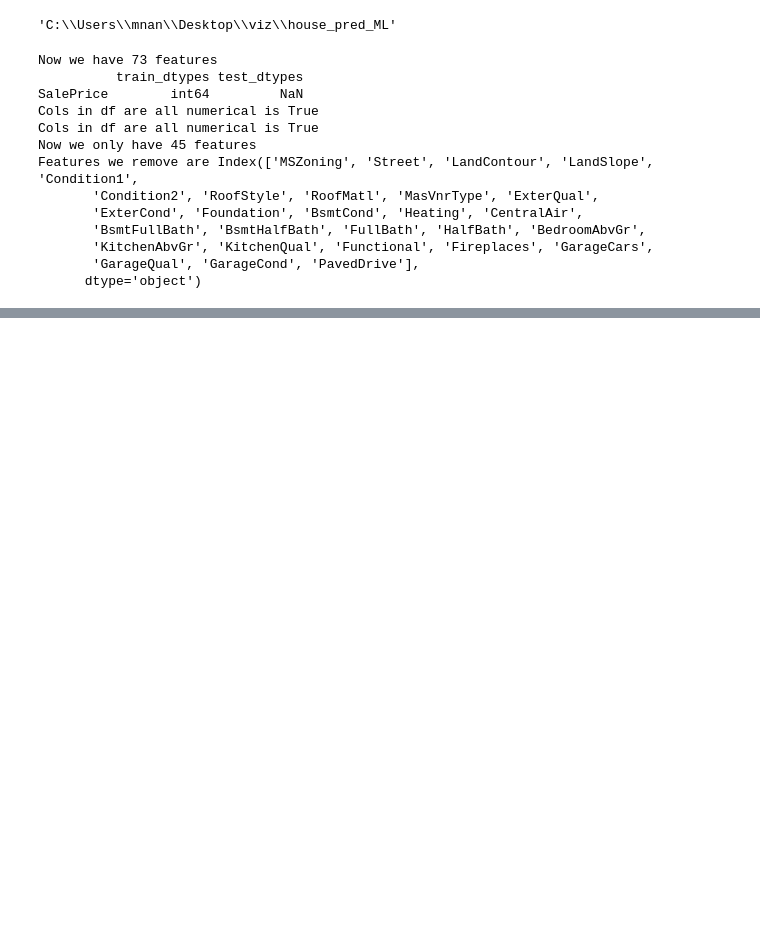
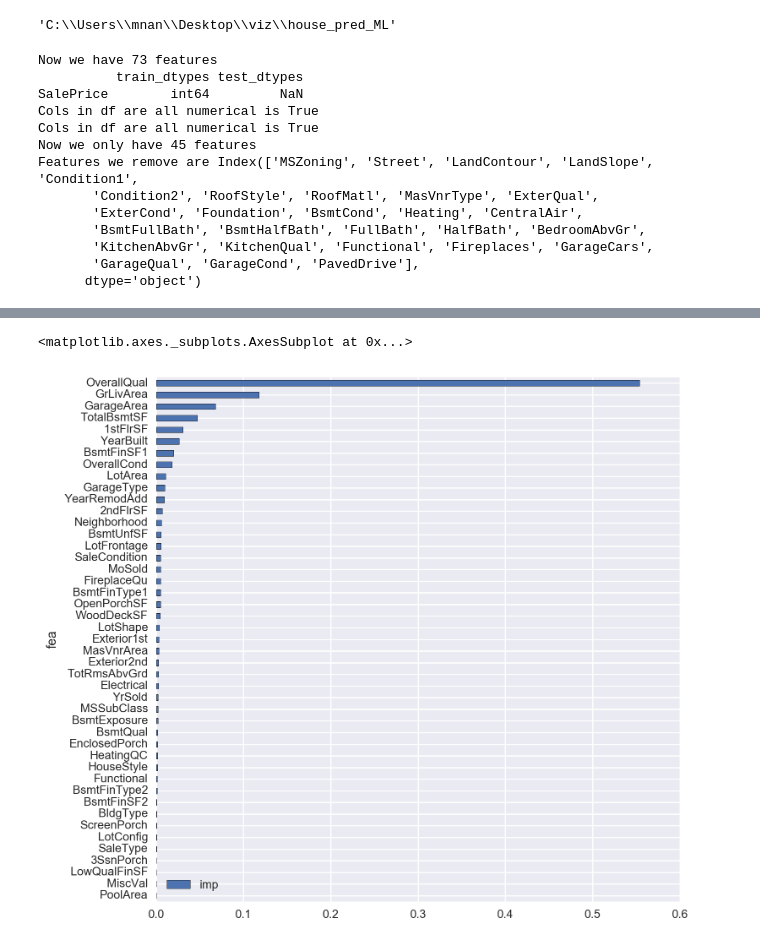
Before and after one commit to MiyainNYC/Rose, a Jupyter notebook: house_pred_ML/rollup.ipynb, the cells around one changed output, grey strips where cells are left out. Drawn from its saved outputs; the diff is of its cells as text; code cells hidden in the pictures; blank space fills up the shorter version.

```diff
--- a/house_pred_ML/rollup.ipynb
+++ b/house_pred_ML/rollup.ipynb
@@ -143,6 +149,15 @@ Features we remove are Index(['MSZoning', 'Street', 'LandContour', 'LandSlope',
+# %%
+train_reduced["SalePrice"] = np.log1p(train_reduced["SalePrice"])
 # %%
 X = train_reduced.ix[:,:-1]
 y = train_reduced.ix[:,-1]
-forest = RandomForestClassifier(n_estimators = 100,max_features = 2,max_depth = None)
-cv = ShuffleSplit(X.shape[0],test_size=0.2)
-scores_RF_new = cross_val_score(forest,X,y,cv=cv,scoring = rmse_cv)
+forest = RandomForestRegressor()
+scores= cross_val_score(forest,X,y,cv=10,scoring = rmse_cv)
+# %%
+forest.fit(X,y)
+feature_imp = forest.feature_importances_
+pd.DataFrame.from_dict({'imp':feature_imp,'fea':train_reduced.columns[:-1]}).set_index('fea').sort_values('imp').plot(
+    kind = 'barh',figsize = (8,8))
+# %% [output]
+<matplotlib.axes._subplots.AxesSubplot at 0x...>
+[figure, added]
```
Also changed, not shown: parts of 2 cells of this notebook.
